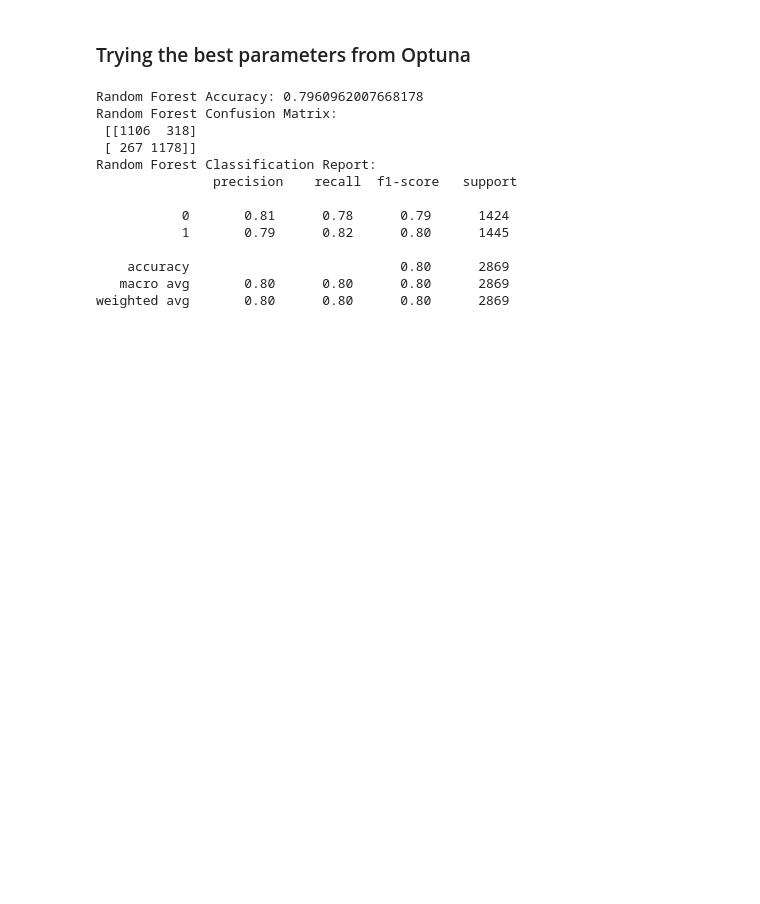
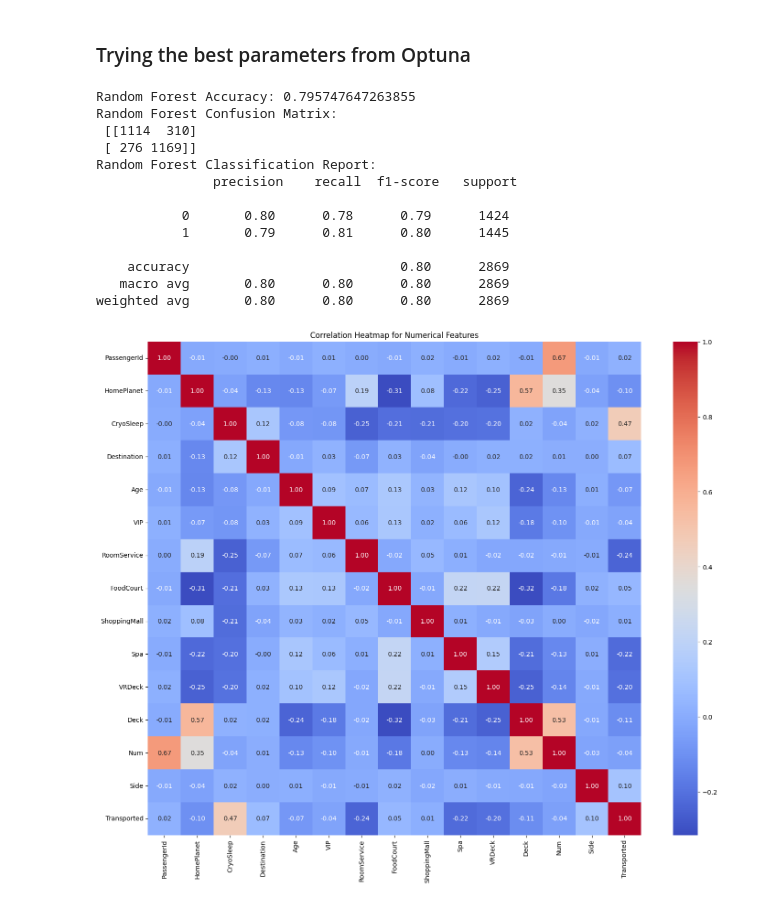
Before and after one commit to Zark-ML/Spaceship-Titanic, a Jupyter notebook: main.ipynb, the cells around one changed output. Drawn from its saved outputs; the diff is of its cells as text; code cells hidden in the pictures; blank space fills up the shorter version.

```diff
--- a/main.ipynb
+++ b/main.ipynb
@@ -380,3 +390,7 @@ df
+# %%
+df['Group'] = df['Group'].astype(int)
+df['Group_id'] = df['Group_id'].astype(int)
+df['Num'] = df['Num'].astype(int)
 # %% [markdown]
 ## Building the Base Model
 # %% [markdown]
@@ -651,7 +738,7 @@ Best accuracy:  0.8009759498082956
 # %% [markdown]
 ### Trying the best parameters from Optuna
 # %%
-rf_model = RandomForestClassifier(class_weight=None, n_estimators=82, max_depth=15, min_samples_split=5, min_samples_leaf=5)
+rf_model = RandomForestClassifier(class_weight=None, n_estimators=78, max_depth=13, min_samples_split=10, min_samples_leaf=4)
 rf_model.fit(X_train, y_train)
 
 y_pred_rf = rf_model.predict(X_test)
@@ -659,16 +746,25 @@ print("Random Forest Accuracy:", accuracy_score(y_test, y_pred_rf))
 print("Random Forest Confusion Matrix:\n", confusion_matrix(y_test, y_pred_rf))
 print("Random Forest Classification Report:\n", classification_report(y_test, y_pred_rf))
 # %% [output]
-Random Forest Accuracy: 0.7960962007668178
+Random Forest Accuracy: 0.795747647263855
 Random Forest Confusion Matrix:
- [[1106  318]
- [ 267 1178]]
+ [[1114  310]
+ [ 276 1169]]
 Random Forest Classification Report:
                precision    recall  f1-score   support
 
-           0       0.81      0.78      0.79      1424
-           1       0.79      0.82      0.80      1445
+           0       0.80      0.78      0.79      1424
+           1       0.79      0.81      0.80      1445
 
     accuracy                           0.80      2869
    macro avg       0.80      0.80      0.80      2869
 weighted avg       0.80      0.80      0.80      2869
+# %%
+correlation_matrix = df.corr()
+
+plt.figure(figsize=(18, 14))
+sns.heatmap(correlation_matrix, annot=True, cmap='coolwarm', fmt=".2f", square=True, cbar=True)
+plt.title('Correlation Heatmap for Numerical Features')
+plt.show()
+# %% [output]
+[figure, added]
```
Also changed, not shown: parts of 22 cells of this notebook, 2 other files.
